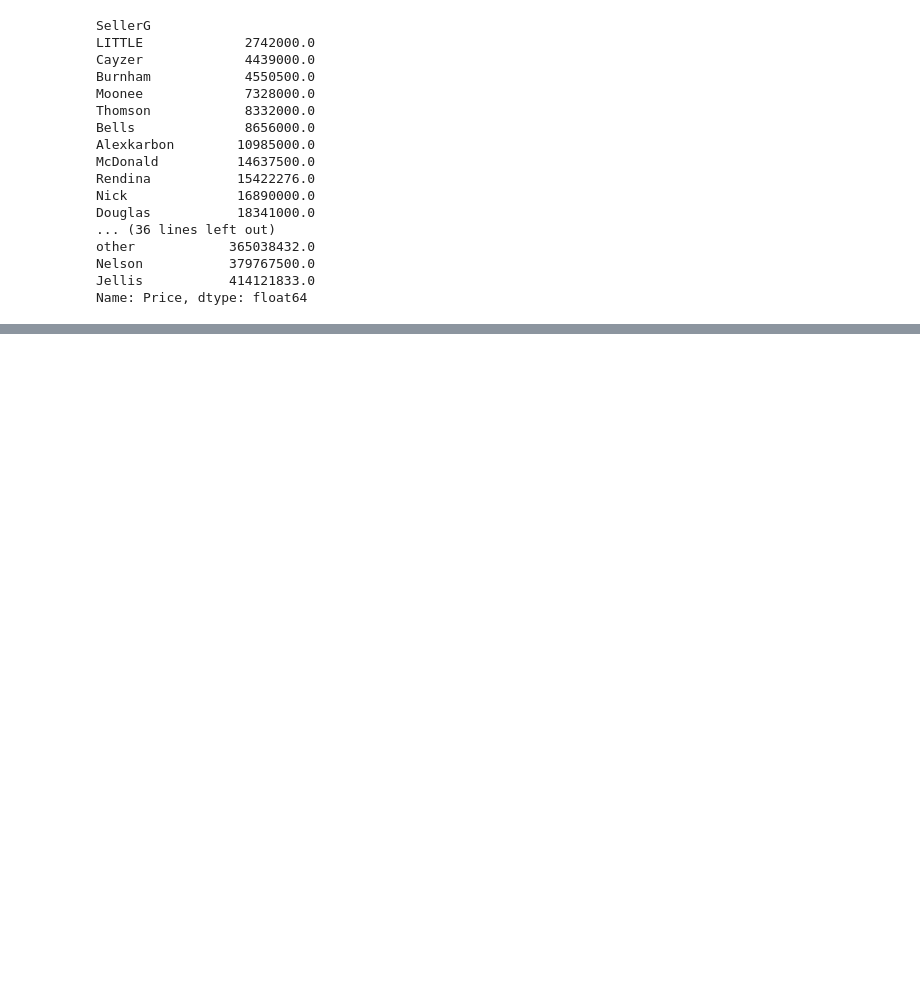
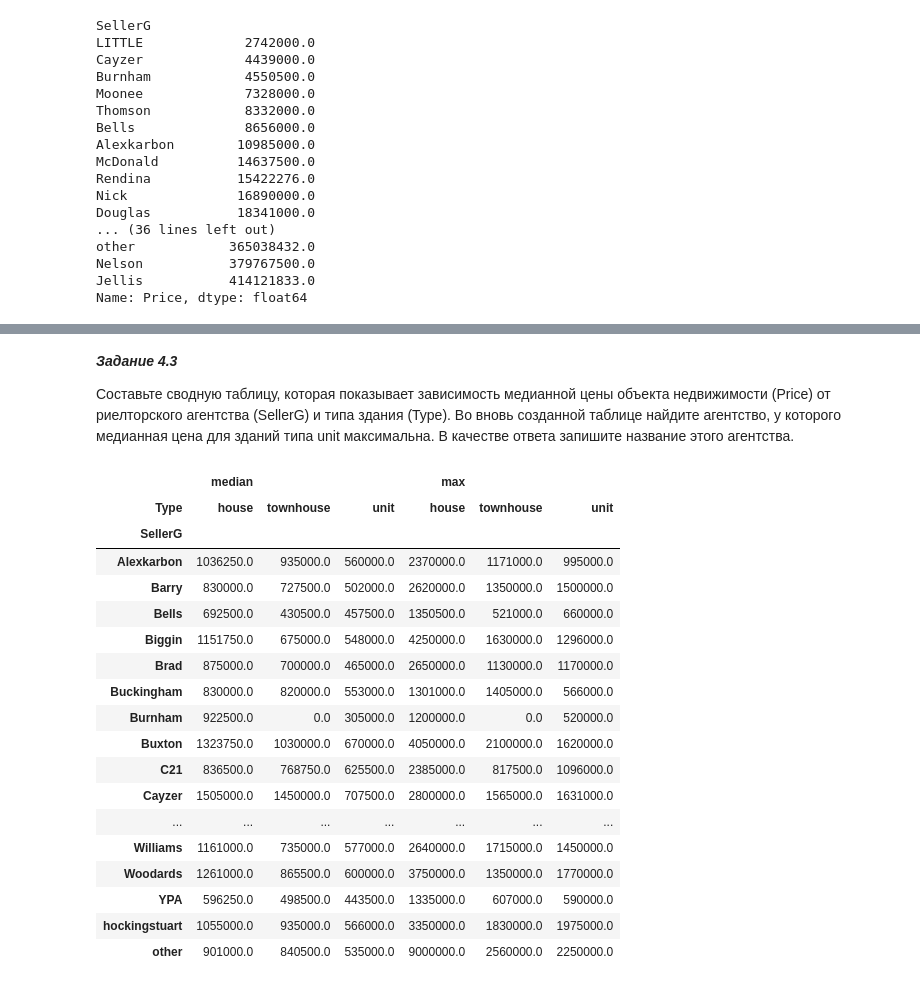
Before and after one commit to vavilove001-lab/sf_data_science, a Jupyter notebook: Notes/Pandas/analize&sort&group&pivot_table.ipynb, the cells around one changed output, grey strips where cells are left out. Cells and saved outputs as stored; diff of their text form; code cells hidden in the pictures; blank space fills up the shorter version.

Commit message:
pivot_table

```diff
--- a/Notes/Pandas/analize&sort&group.ipynb
+++ b/Notes/Pandas/analize&sort&group&pivot_table.ipynb
@@ -504,0 +868,33 @@ Name: Price, dtype: float64
+# %% [markdown]
+***Задание 4.3***
+
+Составьте сводную таблицу, которая показывает зависимость медианной цены объекта недвижимости (Price) от риелторского агентства (SellerG) и типа здания (Type).
+Во вновь созданной таблице найдите агентство, у которого медианная цена для зданий типа unit максимальна. В качестве ответа запишите название этого агентства.
+# %%
+melb_df.pivot_table(
+    values='Price',
+    index='SellerG',
+    columns='Type',
+    aggfunc=['median', 'max'],
+    fill_value=0
+)
+# %% [output]
+|  | median |  |  | max |  |  |
+| Type | house | townhouse | unit | house | townhouse | unit |
+| SellerG |  |  |  |  |  |  |
+| Alexkarbon | 1036250.0 | 935000.0 | 560000.0 | 2370000.0 | 1171000.0 | 995000.0 |
+| Barry | 830000.0 | 727500.0 | 502000.0 | 2620000.0 | 1350000.0 | 1500000.0 |
+| Bells | 692500.0 | 430500.0 | 457500.0 | 1350500.0 | 521000.0 | 660000.0 |
+| Biggin | 1151750.0 | 675000.0 | 548000.0 | 4250000.0 | 1630000.0 | 1296000.0 |
+| Brad | 875000.0 | 700000.0 | 465000.0 | 2650000.0 | 1130000.0 | 1170000.0 |
+| Buckingham | 830000.0 | 820000.0 | 553000.0 | 1301000.0 | 1405000.0 | 566000.0 |
+| Burnham | 922500.0 | 0.0 | 305000.0 | 1200000.0 | 0.0 | 520000.0 |
+| Buxton | 1323750.0 | 1030000.0 | 670000.0 | 4050000.0 | 2100000.0 | 1620000.0 |
+| C21 | 836500.0 | 768750.0 | 625500.0 | 2385000.0 | 817500.0 | 1096000.0 |
+| Cayzer | 1505000.0 | 1450000.0 | 707500.0 | 2800000.0 | 1565000.0 | 1631000.0 |
+| ... | ... | ... | ... | ... | ... | ... |
+| Williams | 1161000.0 | 735000.0 | 577000.0 | 2640000.0 | 1715000.0 | 1450000.0 |
+| Woodards | 1261000.0 | 865500.0 | 600000.0 | 3750000.0 | 1350000.0 | 1770000.0 |
+| YPA | 596250.0 | 498500.0 | 443500.0 | 1335000.0 | 607000.0 | 590000.0 |
+| hockingstuart | 1055000.0 | 935000.0 | 566000.0 | 3350000.0 | 1830000.0 | 1975000.0 |
+| other | 901000.0 | 840500.0 | 535000.0 | 9000000.0 | 2560000.0 | 2250000.0 |
```
Also changed, not shown: parts of 54 cells of this notebook, 1 other file.
